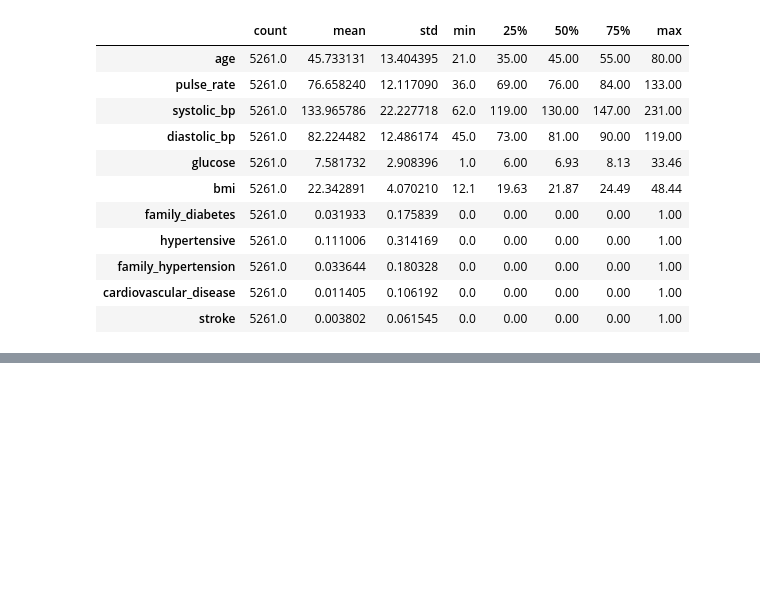
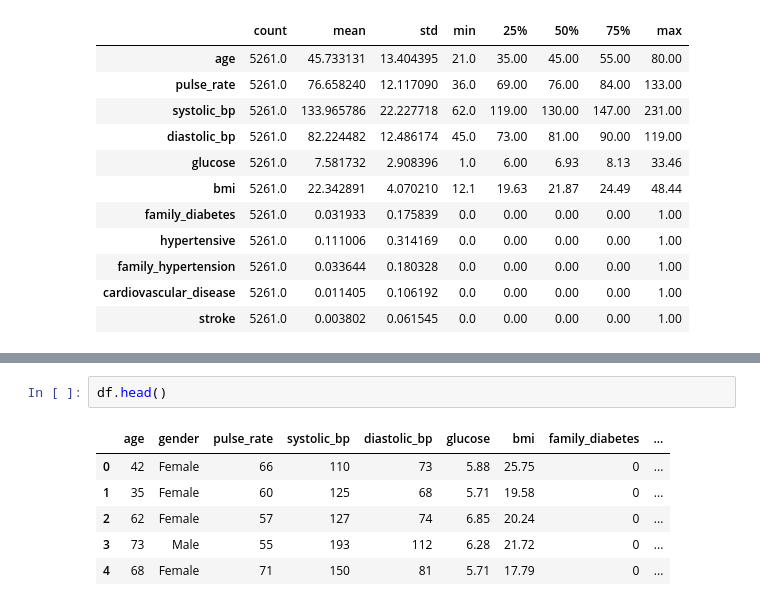
Before and after one commit to habib33-3/diabetes-detection-system, a Jupyter notebook: diadb.ipynb, the cells around one changed output, grey strips where cells are left out. Drawn from its saved outputs; the diff is of its cells as text; blank space fills up the shorter version.

```diff
--- a/diadb.ipynb
+++ b/diadb.ipynb
@@ -461,0 +485,9 @@ df.describe().T
+# %%
+df.head()
+# %% [output]
+|  | age | gender | pulse_rate | systolic_bp | diastolic_bp | glucose | bmi | family_diabetes | ... |
+| 0 | 42 | Female | 66 | 110 | 73 | 5.88 | 25.75 | 0 | ... |
+| 1 | 35 | Female | 60 | 125 | 68 | 5.71 | 19.58 | 0 | ... |
+| 2 | 62 | Female | 57 | 127 | 74 | 6.85 | 20.24 | 0 | ... |
+| 3 | 73 | Male | 55 | 193 | 112 | 6.28 | 21.72 | 0 | ... |
+| 4 | 68 | Female | 71 | 150 | 81 | 5.71 | 17.79 | 0 | ... |
```
Also changed, not shown: parts of 11 cells of this notebook.
